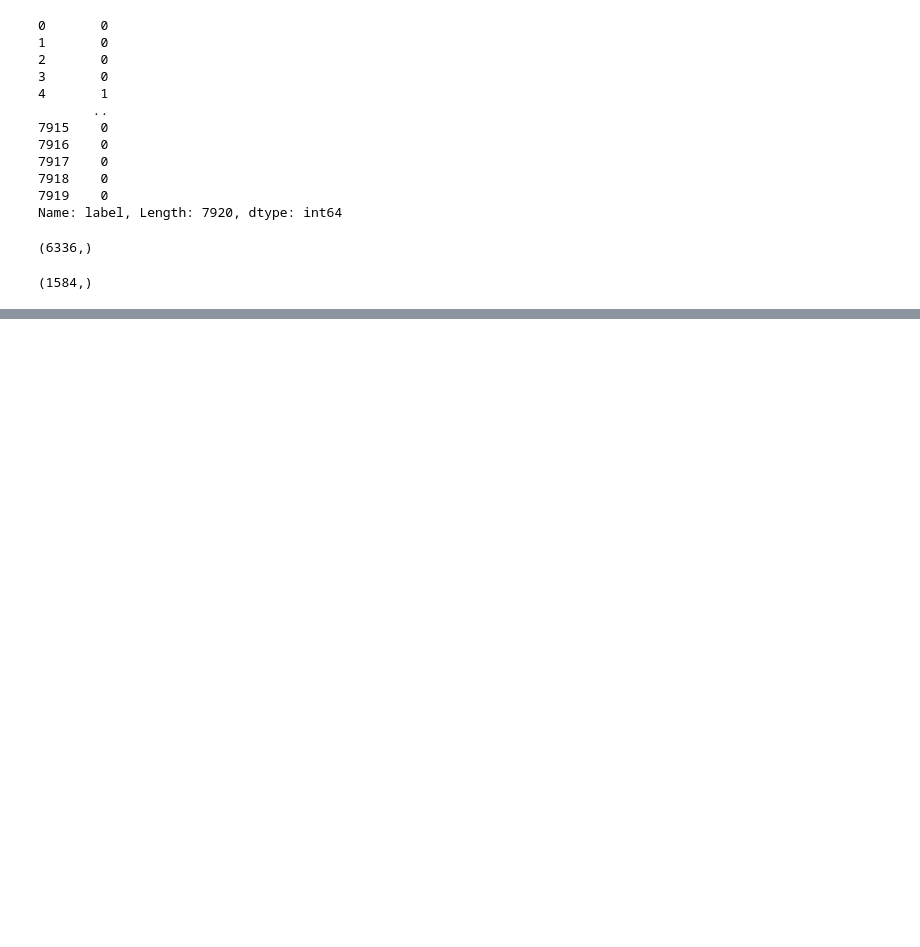
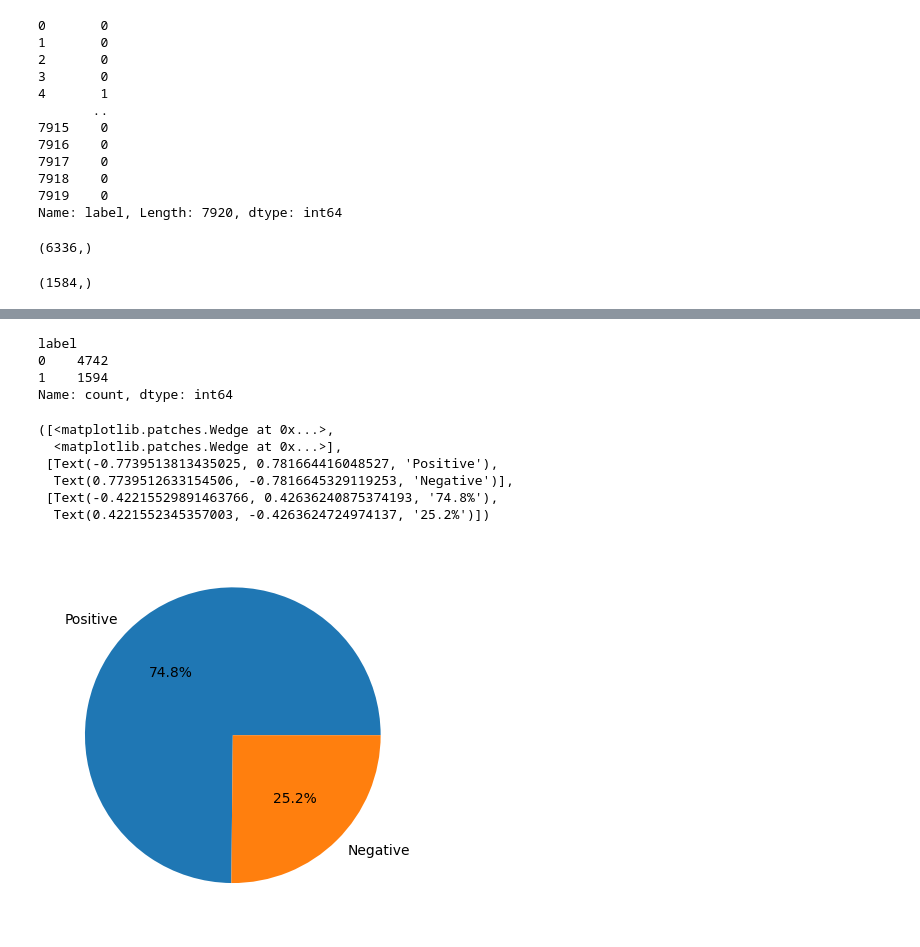
Before and after one commit to pasindu-piyumal/sentiment-analysis-project, a Jupyter notebook: notebooks/02.Model_Building.ipynb, the cells around one changed output, grey strips where cells are left out. Drawn from its saved outputs; the diff is of its cells as text; code cells hidden in the pictures; blank space fills up the shorter version.

```diff
--- a/notebooks/02.Model_Building.ipynb
+++ b/notebooks/02.Model_Building.ipynb
@@ -299,0 +367,17 @@ X_test.shape
+# %%
+y_train.value_counts()
+# %% [output]
+label
+0    4742
+1    1594
+Name: count, dtype: int64
+# %%
+plt.pie(np.array([y_train.value_counts()[0], y_train.value_counts()[1]]), labels=['Positive', 'Negative'], autopct='%1.1f%%')
+# %% [output]
+([<matplotlib.patches.Wedge at 0x...>,
+  <matplotlib.patches.Wedge at 0x...>],
+ [Text(-0.7739513813435025, 0.781664416048527, 'Positive'),
+  Text(0.7739512633154506, -0.7816645329119253, 'Negative')],
+ [Text(-0.42215529891463766, 0.42636240875374193, '74.8%'),
+  Text(0.4221552345357003, -0.4263624724974137, '25.2%')])
+[figure, added]
```
Also changed, not shown: parts of 8 cells of this notebook.
